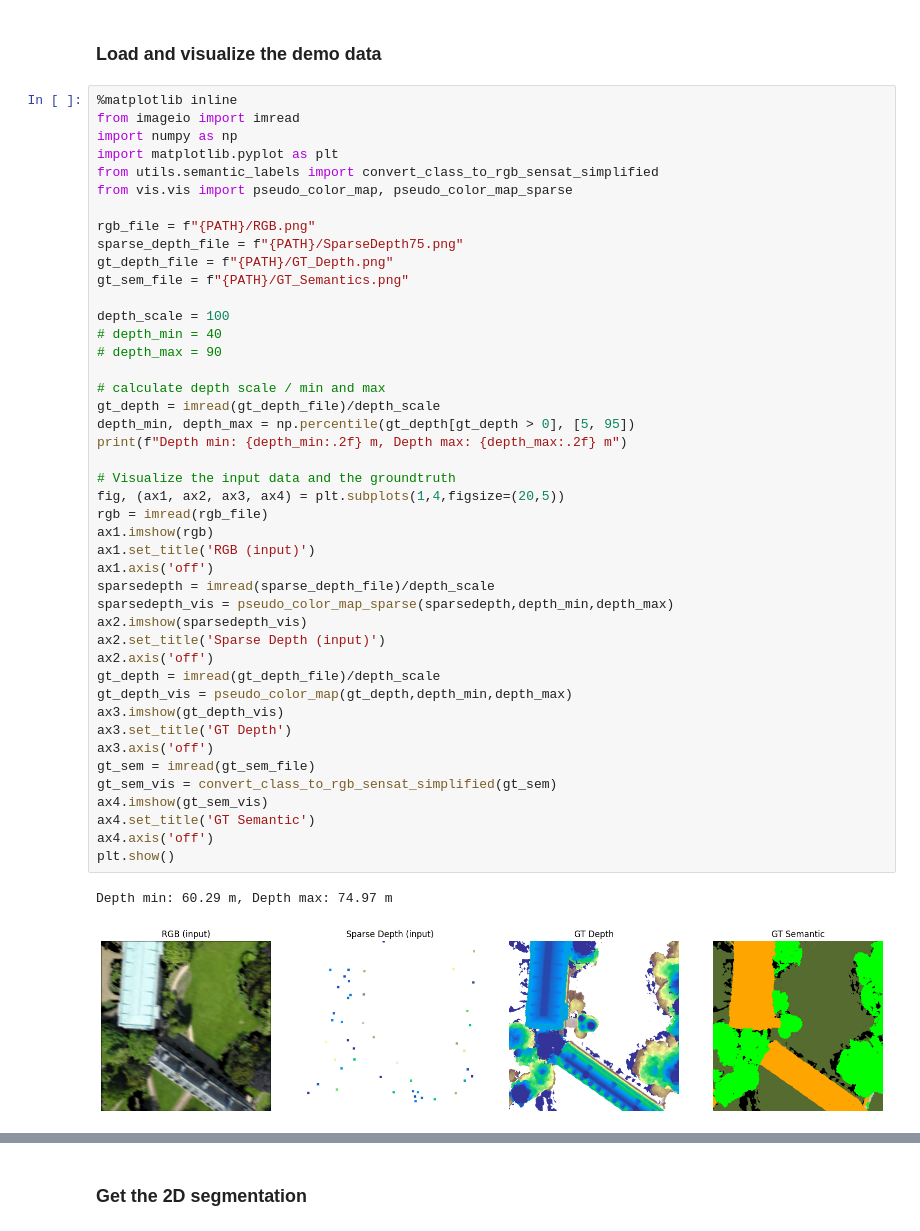
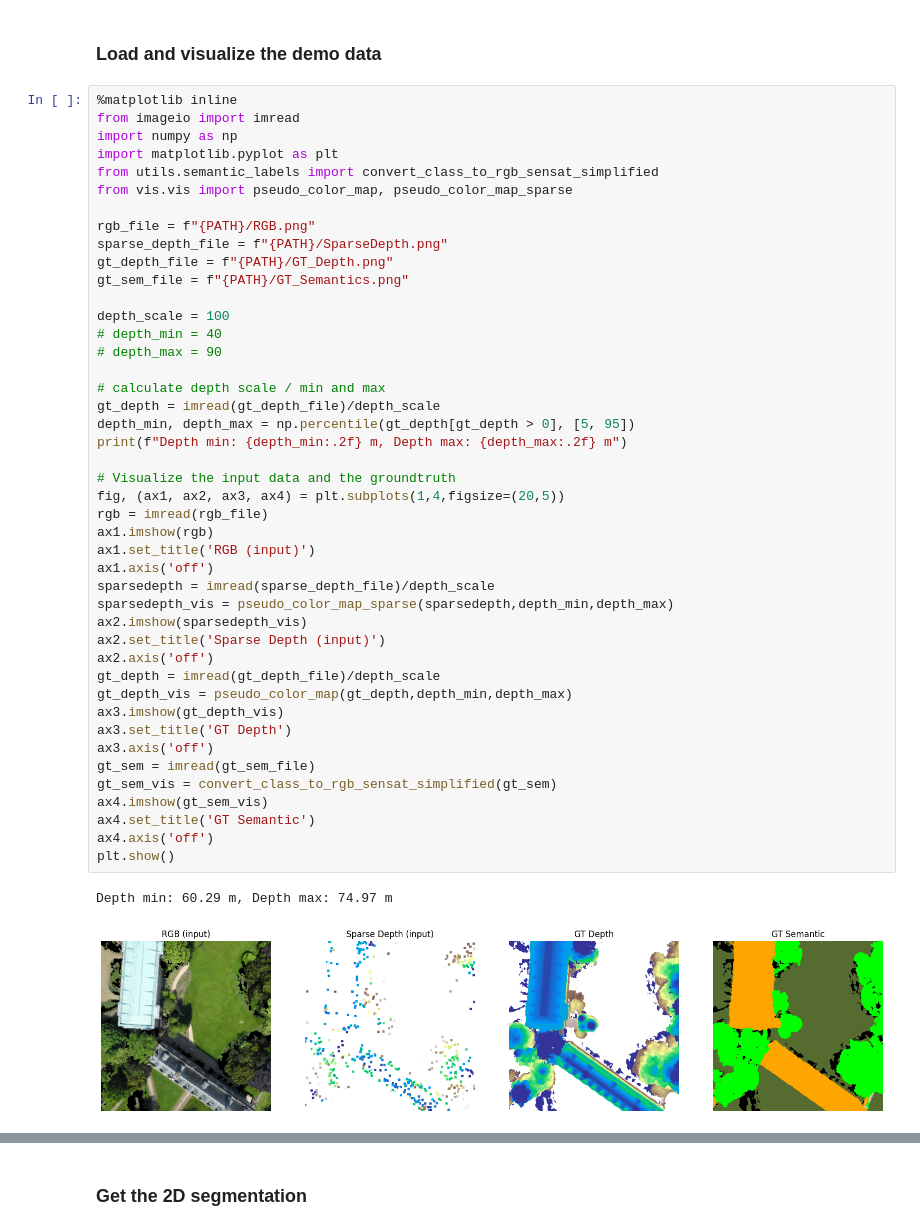
Before and after one commit to CantSatTeam/CanSat-MHE, a Jupyter notebook: terrainmesh/demo.ipynb, the cells around one changed output, grey strips where cells are left out. Cells and saved outputs as stored; diff of their text form.

```diff
--- a/terrainmesh/demo.ipynb
+++ b/terrainmesh/demo.ipynb
@@ -44,7 +36,7 @@ from utils.semantic_labels import convert_class_to_rgb_sensat_simplified
 from vis.vis import pseudo_color_map, pseudo_color_map_sparse
 
 rgb_file = f"{PATH}/RGB.png"
-sparse_depth_file = f"{PATH}/SparseDepth75.png"
+sparse_depth_file = f"{PATH}/SparseDepth.png"
 gt_depth_file = f"{PATH}/GT_Depth.png"
 gt_sem_file = f"{PATH}/GT_Semantics.png"
 
@@ -54,34 +46,34 @@ depth_scale = 100
 
 # calculate depth scale / min and max
 gt_depth = imread(gt_depth_file)/depth_scale
 depth_min, depth_max = np.percentile(gt_depth[gt_depth > 0], [5, 95])
 print(f"Depth min: {depth_min:.2f} m, Depth max: {depth_max:.2f} m")
 
 # Visualize the input data and the groundtruth
 fig, (ax1, ax2, ax3, ax4) = plt.subplots(1,4,figsize=(20,5))
 rgb = imread(rgb_file)
 ax1.imshow(rgb)
 ax1.set_title('RGB (input)')
 ax1.axis('off')
 sparsedepth = imread(sparse_depth_file)/depth_scale
 sparsedepth_vis = pseudo_color_map_sparse(sparsedepth,depth_min,depth_max)
 ax2.imshow(sparsedepth_vis)
 ax2.set_title('Sparse Depth (input)')
 ax2.axis('off')
 gt_depth = imread(gt_depth_file)/depth_scale
 gt_depth_vis = pseudo_color_map(gt_depth,depth_min,depth_max)
 ax3.imshow(gt_depth_vis)
 ax3.set_title('GT Depth')
 ax3.axis('off')
 gt_sem = imread(gt_sem_file)
 gt_sem_vis = convert_class_to_rgb_sensat_simplified(gt_sem)
 ax4.imshow(gt_sem_vis)
 ax4.set_title('GT Semantic')
 ax4.axis('off')
 plt.show()
 # %% [output]
 Depth min: 60.29 m, Depth max: 74.97 m
-[figure, old version]
+[figure, new version]
 # %%
 from imageio import imread
 import numpy as np
```
Also changed, not shown: parts of 10 cells of this notebook, 21 other files.
